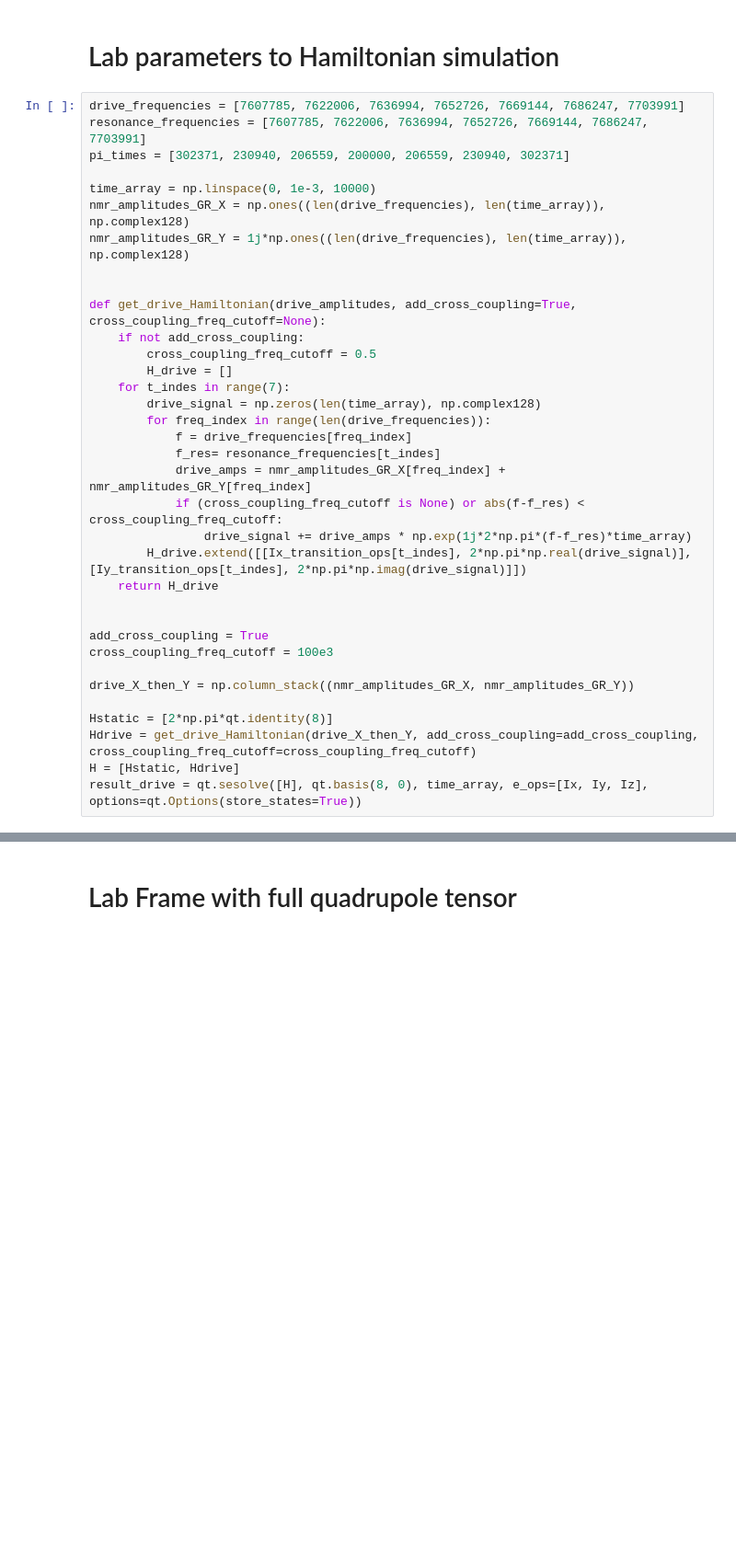
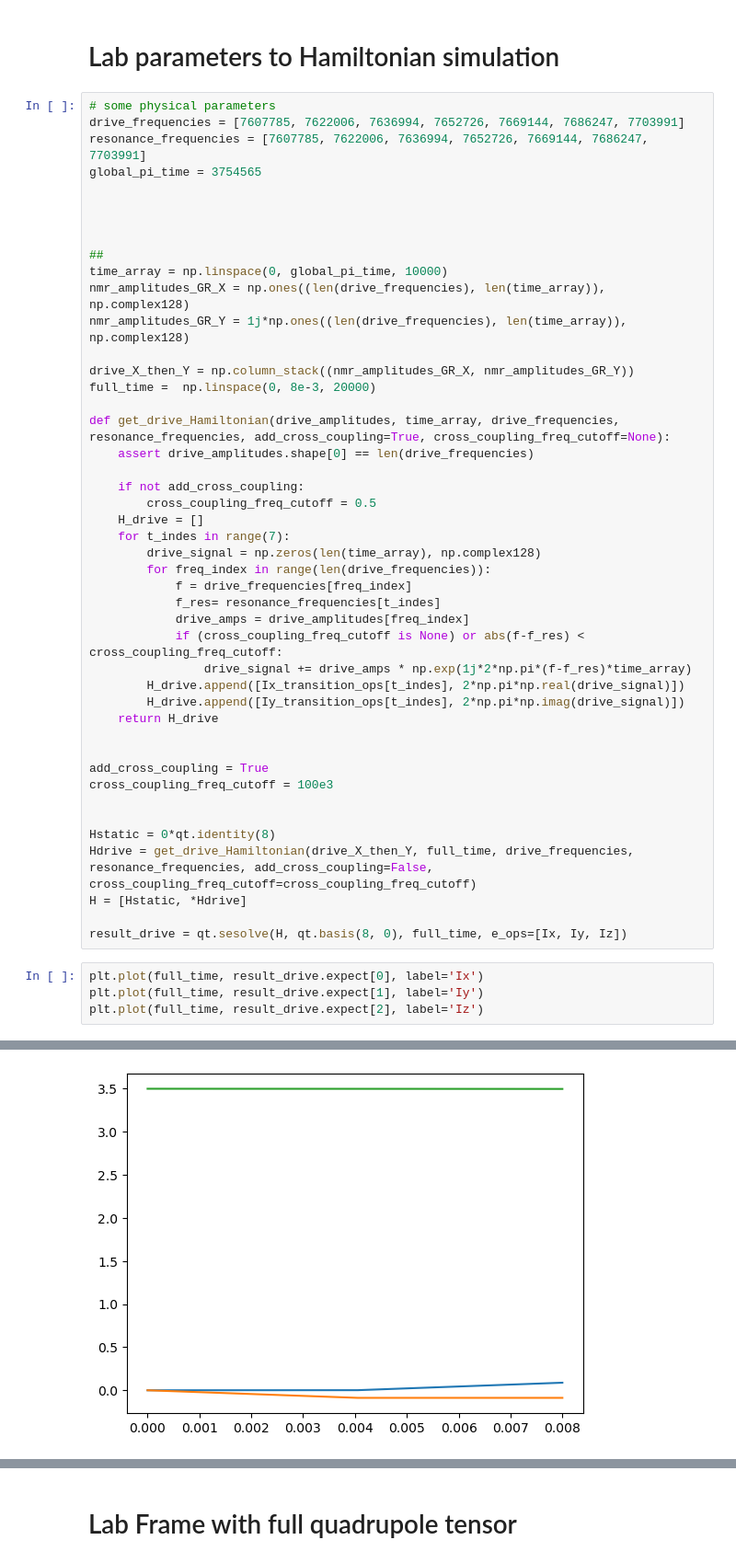
Before and after one commit to arjenvaartjes/Psyduck, a Jupyter notebook: examples/hamiltonian/TimeDependentHamiltonians.ipynb, the cells around one changed output, grey strips where cells are left out. Shown at 92% size. Drawn from its saved outputs; the diff is of its cells as text; blank space fills up the shorter version.

Commit message:
Added an example of simulation using lab parameters and examples of detuning frequenies

```diff
--- a/examples/hamiltonian/TimeDependentHamiltonians.ipynb
+++ b/examples/hamiltonian/TimeDependentHamiltonians.ipynb
@@ -288,37 +293,52 @@ plt.legend()
 # %% [markdown]
 # Lab parameters to Hamiltonian simulation
 # %%
+# some physical parameters
 drive_frequencies = [7607785, 7622006, 7636994, 7652726, 7669144, 7686247, 7703991]
 resonance_frequencies = [7607785, 7622006, 7636994, 7652726, 7669144, 7686247, 7703991]
-pi_times = [302371, 230940, 206559, 200000, 206559, 230940, 302371]
+global_pi_time = 3754565
 
-time_array = np.linspace(0, 1e-3, 10000)
+
+
+
+##
+time_array = np.linspace(0, global_pi_time, 10000)
 nmr_amplitudes_GR_X = np.ones((len(drive_frequencies), len(time_array)), np.complex128)
 nmr_amplitudes_GR_Y = 1j*np.ones((len(drive_frequencies), len(time_array)), np.complex128)
 
+drive_X_then_Y = np.column_stack((nmr_amplitudes_GR_X, nmr_amplitudes_GR_Y))
+full_time =  np.linspace(0, 8e-3, 20000)
 
-def get_drive_Hamiltonian(drive_amplitudes, add_cross_coupling=True, cross_coupling_freq_cutoff=None):
+def get_drive_Hamiltonian(drive_amplitudes, time_array, drive_frequencies, resonance_frequencies, add_cross_coupling=True, cross_coupling_freq_cutoff=None):
+    assert drive_amplitudes.shape[0] == len(drive_frequencies)
+
     if not add_cross_coupling:
         cross_coupling_freq_cutoff = 0.5
-        H_drive = []
+    H_drive = []
     for t_indes in range(7):
         drive_signal = np.zeros(len(time_array), np.complex128)
         for freq_index in range(len(drive_frequencies)):
             f = drive_frequencies[freq_index]
             f_res= resonance_frequencies[t_indes]
-            drive_amps = nmr_amplitudes_GR_X[freq_index] + nmr_amplitudes_GR_Y[freq_index]
+            drive_amps = drive_amplitudes[freq_index]
             if (cross_coupling_freq_cutoff is None) or abs(f-f_res) < cross_coupling_freq_cutoff:
                 drive_signal += drive_amps * np.exp(1j*2*np.pi*(f-f_res)*time_array)
-        H_drive.extend([[Ix_transition_ops[t_indes], 2*np.pi*np.real(drive_signal)], [Iy_transition_ops[t_indes], 2*np.pi*np.imag(drive_signal)]])
+        H_drive.append([Ix_transition_ops[t_indes], 2*np.pi*np.real(drive_signal)])
+        H_drive.append([Iy_transition_ops[t_indes], 2*np.pi*np.imag(drive_signal)])
     return H_drive
 
 
 add_cross_coupling = True
 cross_coupling_freq_cutoff = 100e3
 
-drive_X_then_Y = np.column_stack((nmr_amplitudes_GR_X, nmr_amplitudes_GR_Y))
 
-Hstatic = [2*np.pi*qt.identity(8)]
-Hdrive = get_drive_Hamiltonian(drive_X_then_Y, add_cross_coupling=add_cross_coupling, cross_coupling_freq_cutoff=cross_coupling_freq_cutoff)
-H = [Hstatic, Hdrive]
-result_drive = qt.sesolve([H], qt.basis(8, 0), time_array, e_ops=[Ix, Iy, Iz], options=qt.Options(store_states=True))
+Hstatic = 0*qt.identity(8)
+Hdrive = get_drive_Hamiltonian(drive_X_then_Y, full_time, drive_frequencies, resonance_frequencies, add_cross_coupling=False, cross_coupling_freq_cutoff=cross_coupling_freq_cutoff)
+H = [Hstatic, *Hdrive]
+
+result_drive = qt.sesolve(H, qt.basis(8, 0), full_time, e_ops=[Ix, Iy, Iz])
+# %%
+plt.plot(full_time, result_drive.expect[0], label='Ix')
+plt.plot(full_time, result_drive.expect[1], label='Iy')
+plt.plot(full_time, result_drive.expect[2], label='Iz')
+# %% [output]
@@ -324,0 +346 @@ result_drive = qt.sesolve([H], qt.basis(8, 0), time_array, e_ops=[Ix, Iy, Iz], o
+[figure, added]
```
Also changed, not shown: parts of 4 cells of this notebook.
